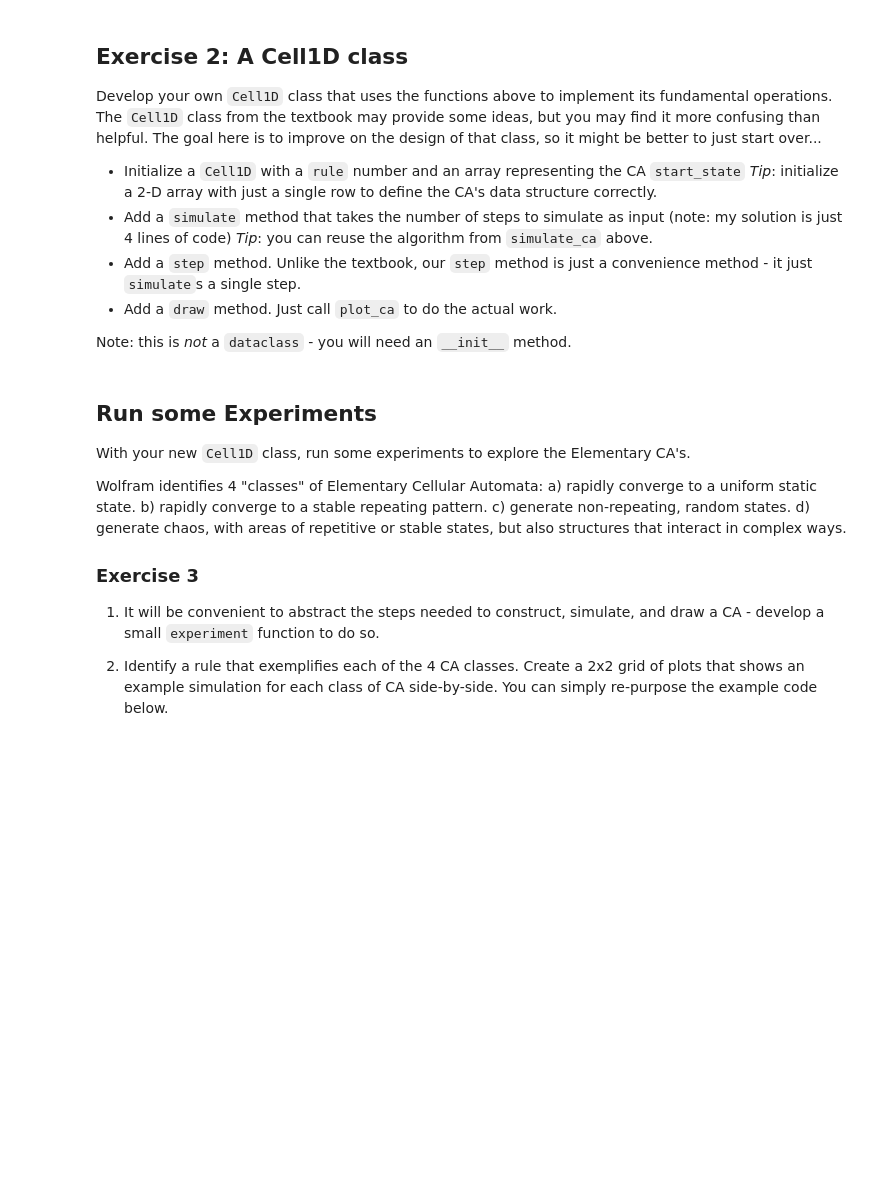
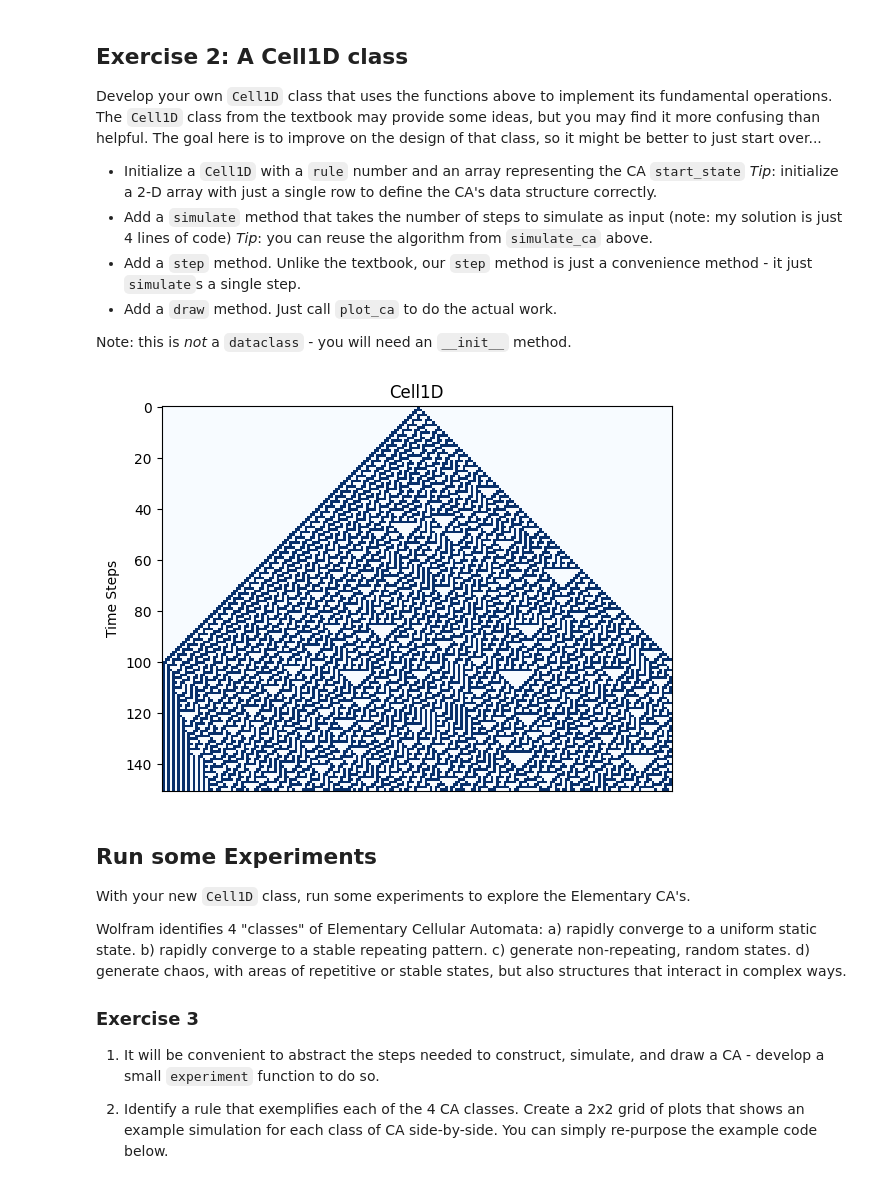
Before and after one commit to Colebeau/cap-comp215, a Jupyter notebook: labs/lab05-CA-1D.ipynb, the cells around one changed output. Cells and saved outputs as stored; diff of their text form; code cells hidden in the pictures; blank space fills up the shorter version.

```diff
--- a/labs/lab05-CA-1D.ipynb
+++ b/labs/lab05-CA-1D.ipynb
@@ -163,3 +152,30 @@ class Cell2D:
+# %%
+
+class Cell1D:
+    def __init__(self, rule_number, start_state):
+        self.rule = get_lookup_table(rule_number)
+        self.data = np.array([start_state], dtype=np.uint8)
+
+    def step(self):
+        self.simulate(1)
+
+    def simulate(self, steps):
+        for _ in range(steps):
+            next_state = transition(self.data[-1], self.rule)
+            self.data = np.vstack([self.data, next_state])
+
+    def draw(self, title='Cell1D', cmap='Blues'):
+        plt.figure(figsize=(10, 5))
+        plot_ca(self.data, title=title, cmap=cmap)
+        plt.show()
+
+rule_number = 30
+start_state = single_centre_array(200)
+cell = Cell1D(rule_number, start_state)
+cell.simulate(150)
+cell.draw()
+# %% [output]
+[figure, added]
 # %% [markdown]
 ## Run some Experiments
 With your new `Cell1D` class, run some experiments to explore the Elementary CA's.
```
Also changed, not shown: parts of 6 cells of this notebook.
